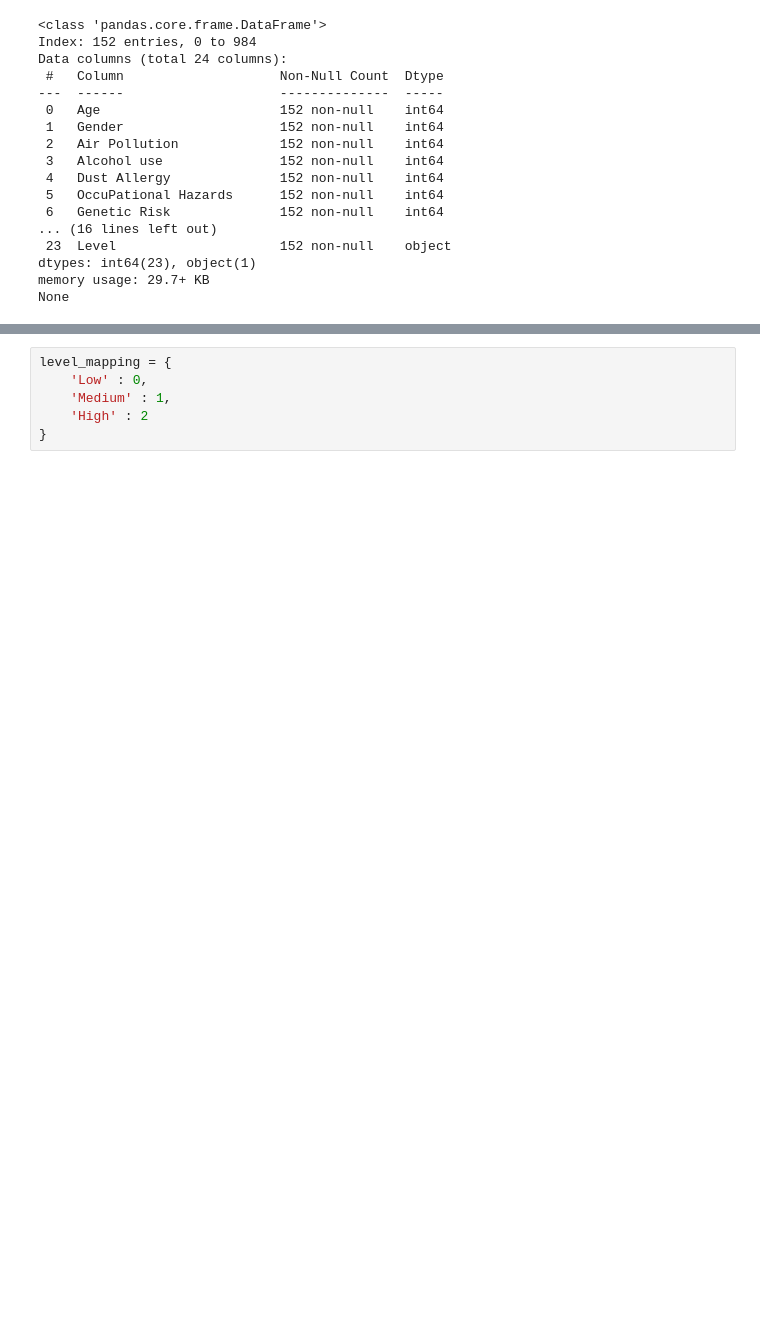
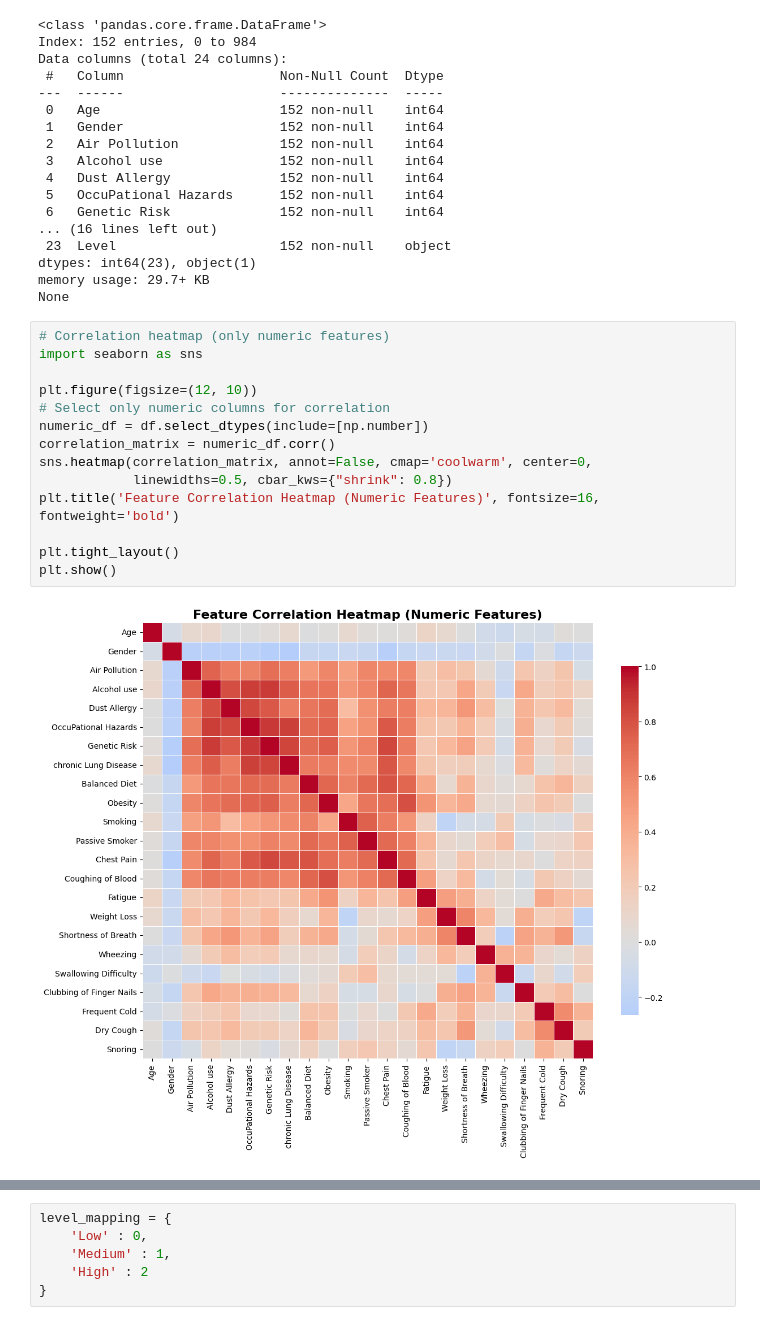
Before and after one commit to madhurchouhan7/PyTorch, a Jupyter notebook: lung_cancer.ipynb, the cells around one changed output, grey strips where cells are left out. Drawn from its saved outputs; the diff is of its cells as text; blank space fills up the shorter version.

```diff
--- a/lung_cancer.ipynb
+++ b/lung_cancer.ipynb
@@ -73,3 +167,19 @@ Data columns (total 24 columns):
 dtypes: int64(23), object(1)
 memory usage: 29.7+ KB
 None
+# %%
+# Correlation heatmap (only numeric features)
+import seaborn as sns
+
+plt.figure(figsize=(12, 10))
+# Select only numeric columns for correlation
+numeric_df = df.select_dtypes(include=[np.number])
+correlation_matrix = numeric_df.corr()
+sns.heatmap(correlation_matrix, annot=False, cmap='coolwarm', center=0,
+            linewidths=0.5, cbar_kws={"shrink": 0.8})
+plt.title('Feature Correlation Heatmap (Numeric Features)', fontsize=16, fontweight='bold')
+
+plt.tight_layout()
+plt.show()
+# %% [output]
+[figure, added]
```
Also changed, not shown: parts of 38 cells of this notebook, 2 other files.
